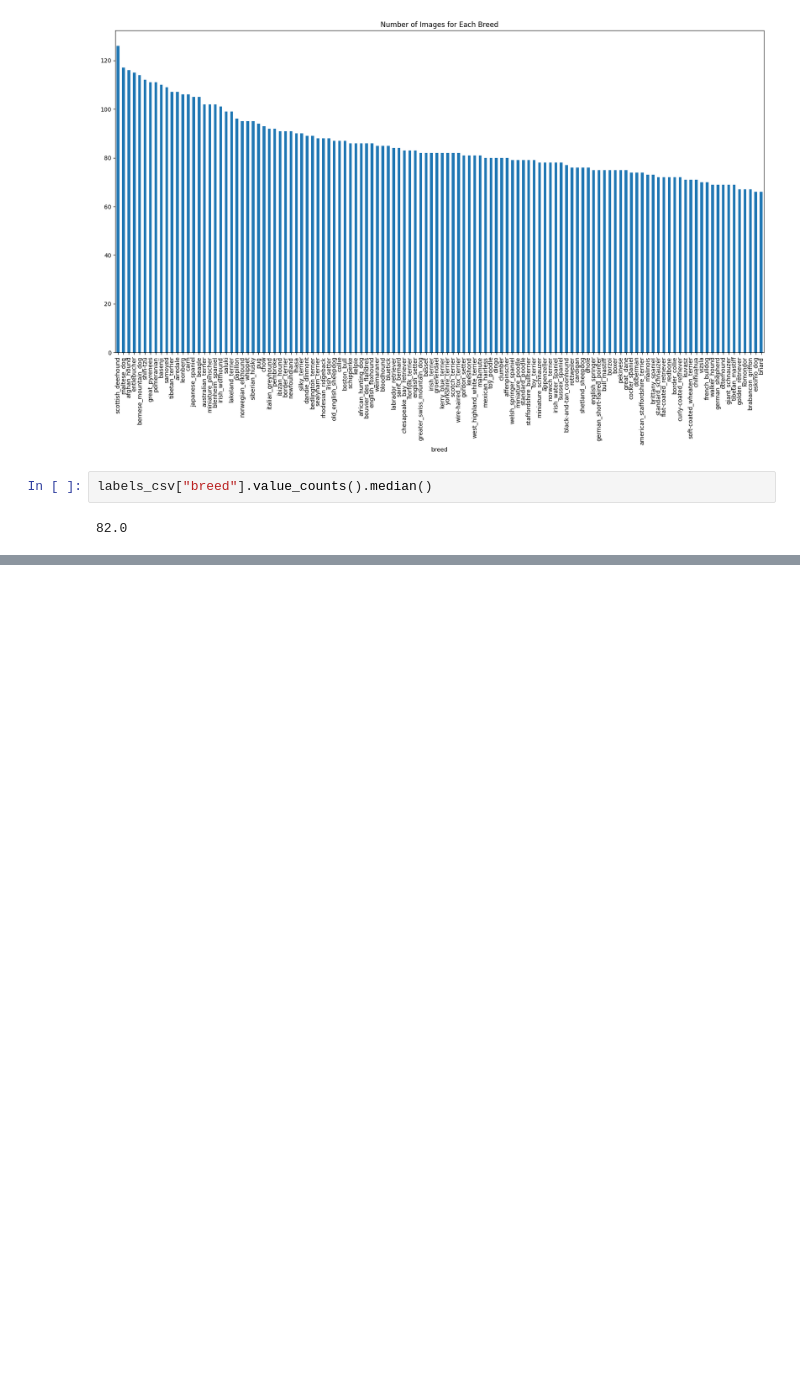
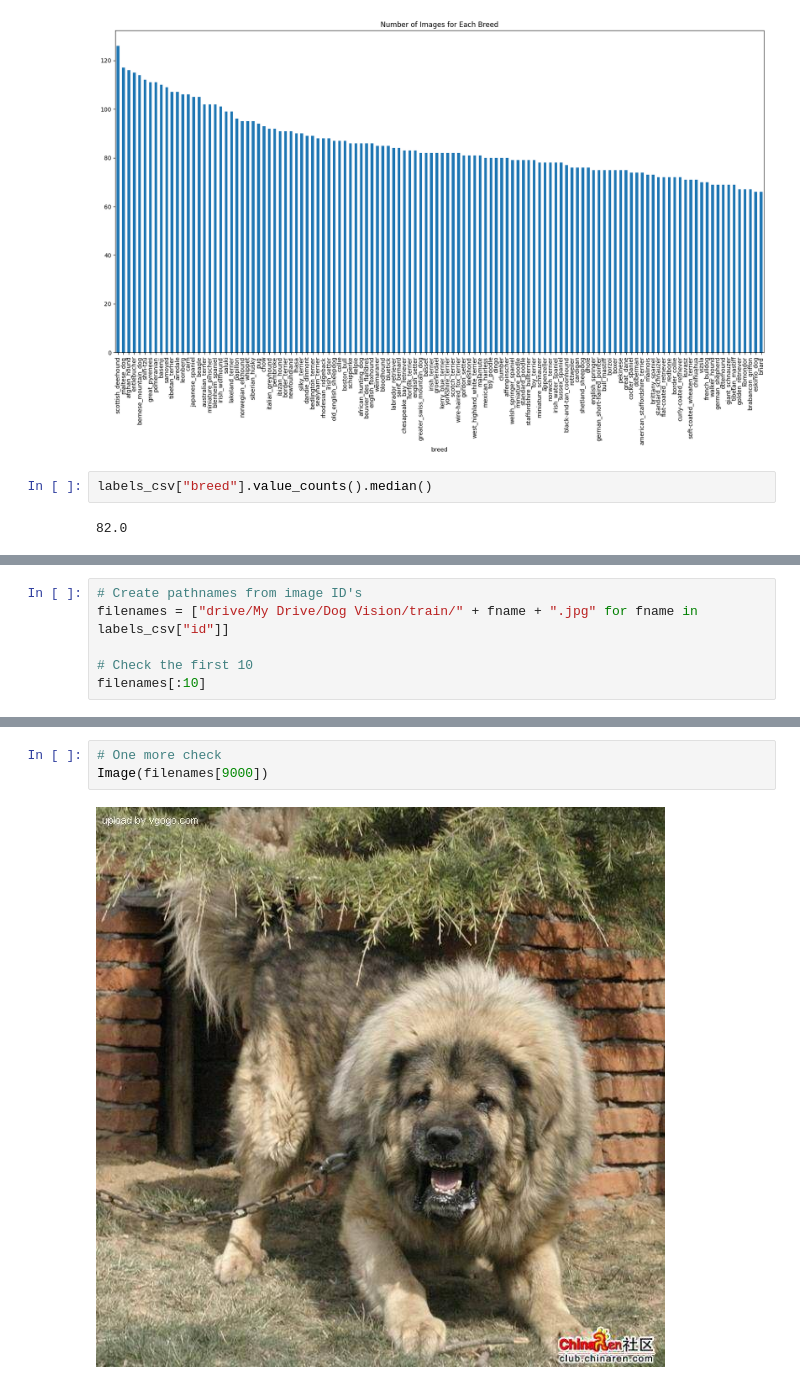
Before and after one commit to sserges/Dog-Breed-Classification, a Jupyter notebook: dog_vision.ipynb, the cells around one changed output, grey strips where cells are left out. Drawn from its saved outputs; the diff is of its cells as text; blank space fills up the shorter version.

```diff
--- a/dog_vision.ipynb
+++ b/dog_vision.ipynb
@@ -86,0 +97,6 @@ labels_csv["breed"].value_counts().median()
+# %%
+# Create pathnames from image ID's
+filenames = ["drive/My Drive/Dog Vision/train/" + fname + ".jpg" for fname in labels_csv["id"]]
+
+# Check the first 10
+filenames[:10]
@@ -86,0 +123,5 @@ labels_csv["breed"].value_counts().median()
+# %%
+# One more check
+Image(filenames[9000])
+# %% [output]
+[figure, added]
```
Also changed, not shown: parts of 4 cells of this notebook.
